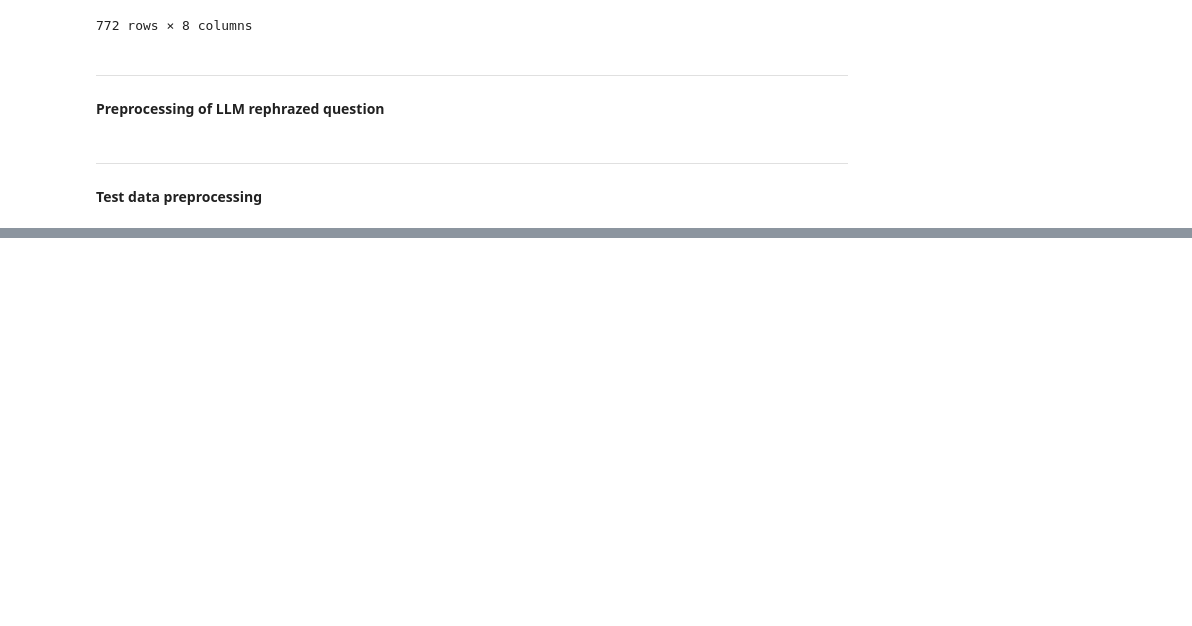
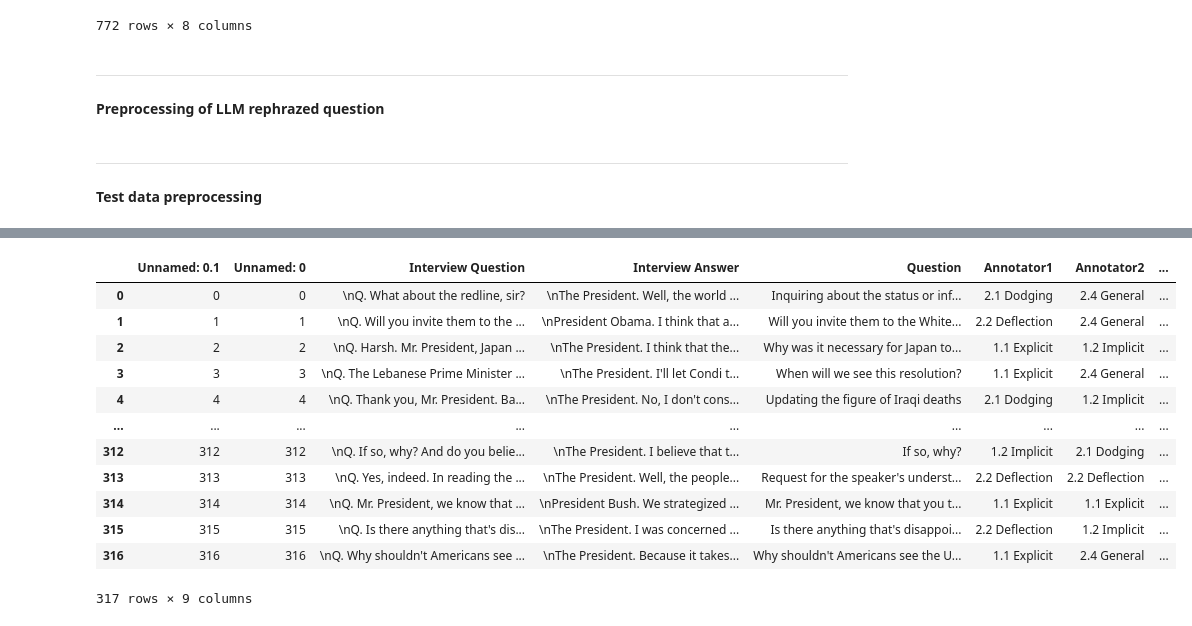
Before and after one commit to Kontilenia/thesis, a Jupyter notebook: data_cleaning.ipynb, the cells around one changed output, grey strips where cells are left out. Saved outputs shown, nothing was run; the diff lists cells and outputs as text; code cells hidden in the pictures; blank space fills up the shorter version.

```diff
--- a/data_cleaning.ipynb
+++ b/data_cleaning.ipynb
@@ -344,0 +362,17 @@ df_test.to_csv('test_set.csv')
+# %%
+df_test2 = pd.read_csv('test_set.csv')
+df_test2
+# %% [output]
+|  | Unnamed: 0.1 | Unnamed: 0 | Interview Question | Interview Answer | Question | Annotator1 | Annotator2 | ... |
+| 0 | 0 | 0 | \nQ. What about the redline, sir? | \nThe President. Well, the world ... | Inquiring about the status or inf... | 2.1 Dodging | 2.4 General | ... |
+| 1 | 1 | 1 | \nQ. Will you invite them to the ... | \nPresident Obama. I think that a... | Will you invite them to the White... | 2.2 Deflection | 2.4 General | ... |
+| 2 | 2 | 2 | \nQ. Harsh. Mr. President, Japan ... | \nThe President. I think that the... | Why was it necessary for Japan to... | 1.1 Explicit | 1.2 Implicit | ... |
+| 3 | 3 | 3 | \nQ. The Lebanese Prime Minister ... | \nThe President. I'll let Condi t... | When will we see this resolution? | 1.1 Explicit | 2.4 General | ... |
+| 4 | 4 | 4 | \nQ. Thank you, Mr. President. Ba... | \nThe President. No, I don't cons... | Updating the figure of Iraqi deaths | 2.1 Dodging | 1.2 Implicit | ... |
+| ... | ... | ... | ... | ... | ... | ... | ... | ... |
+| 312 | 312 | 312 | \nQ. If so, why? And do you belie... | \nThe President. I believe that t... | If so, why? | 1.2 Implicit | 2.1 Dodging | ... |
+| 313 | 313 | 313 | \nQ. Yes, indeed. In reading the ... | \nThe President. Well, the people... | Request for the speaker's underst... | 2.2 Deflection | 2.2 Deflection | ... |
+| 314 | 314 | 314 | \nQ. Mr. President, we know that ... | \nPresident Bush. We strategized ... | Mr. President, we know that you t... | 1.1 Explicit | 1.1 Explicit | ... |
+| 315 | 315 | 315 | \nQ. Is there anything that's dis... | \nThe President. I was concerned ... | Is there anything that's disappoi... | 2.2 Deflection | 1.2 Implicit | ... |
+| 316 | 316 | 316 | \nQ. Why shouldn't Americans see ... | \nThe President. Because it takes... | Why shouldn't Americans see the U... | 1.1 Explicit | 2.4 General | ... |
+317 rows × 9 columns
```
Also changed, not shown: parts of 4 cells of this notebook.
